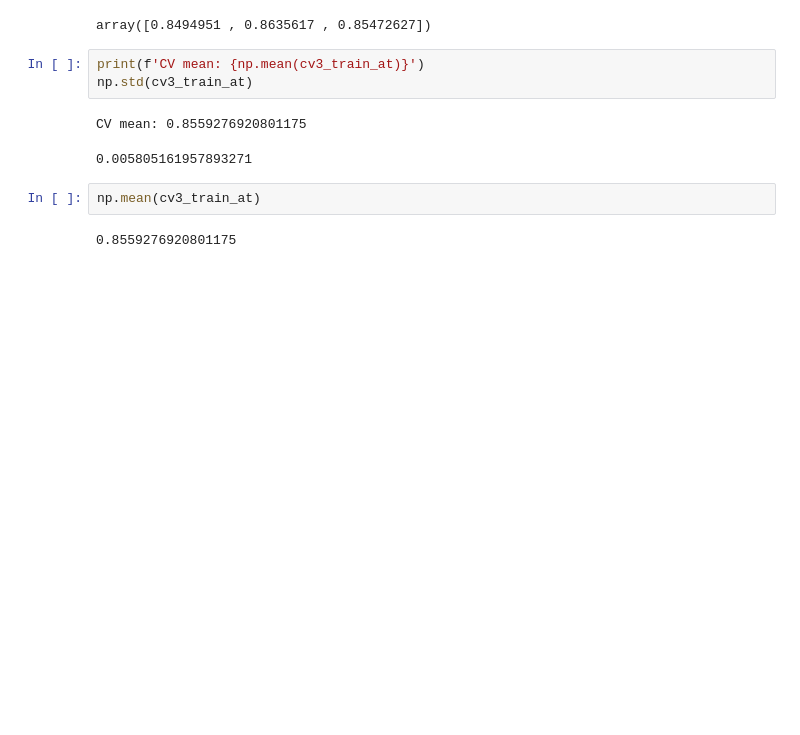
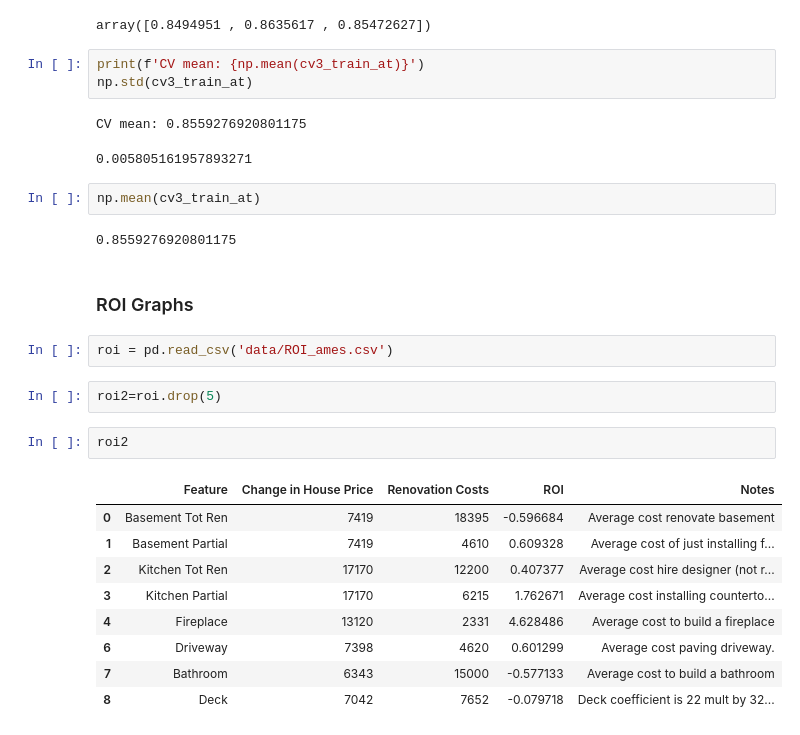
Before and after one commit to xiaogangzhu/MLHousing, a Jupyter notebook: JudyChung/Boxplots.ipynb, the cells around one changed output. Drawn from its saved outputs; the diff is of its cells as text; blank space fills up the shorter version.

```diff
--- a/JudyChung/Boxplots.ipynb
+++ b/JudyChung/Boxplots.ipynb
@@ -803,3 +811,21 @@ CV mean: 0.8559276920801175
 np.mean(cv3_train_at)
 # %% [output]
 0.8559276920801175
+# %% [markdown]
+### ROI Graphs
+# %%
+roi = pd.read_csv('data/ROI_ames.csv')
+# %%
+roi2=roi.drop(5)
+# %%
+roi2
+# %% [output]
+|  | Feature | Change in House Price | Renovation Costs | ROI | Notes |
+| 0 | Basement Tot Ren | 7419 | 18395 | -0.596684 | Average cost renovate basement |
+| 1 | Basement Partial | 7419 | 4610 | 0.609328 | Average cost of just installing f... |
+| 2 | Kitchen Tot Ren | 17170 | 12200 | 0.407377 | Average cost hire designer (not r... |
+| 3 | Kitchen Partial | 17170 | 6215 | 1.762671 | Average cost installing counterto... |
+| 4 | Fireplace | 13120 | 2331 | 4.628486 | Average cost to build a fireplace |
+| 6 | Driveway | 7398 | 4620 | 0.601299 | Average cost paving driveway. |
+| 7 | Bathroom | 6343 | 15000 | -0.577133 | Average cost to build a bathroom |
+| 8 | Deck | 7042 | 7652 | -0.079718 | Deck coefficient is 22 mult by 32... |
```
Also changed, not shown: parts of 26 cells of this notebook, 4 other files.
